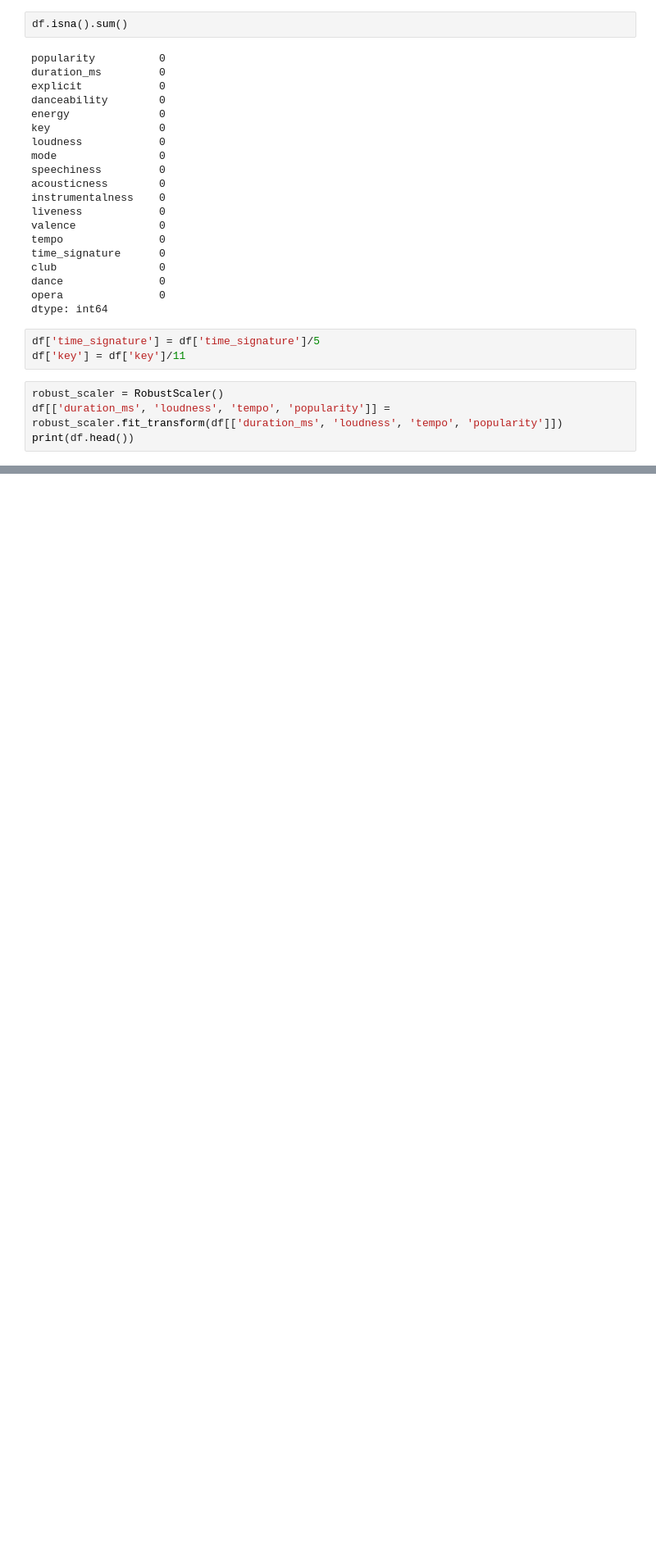
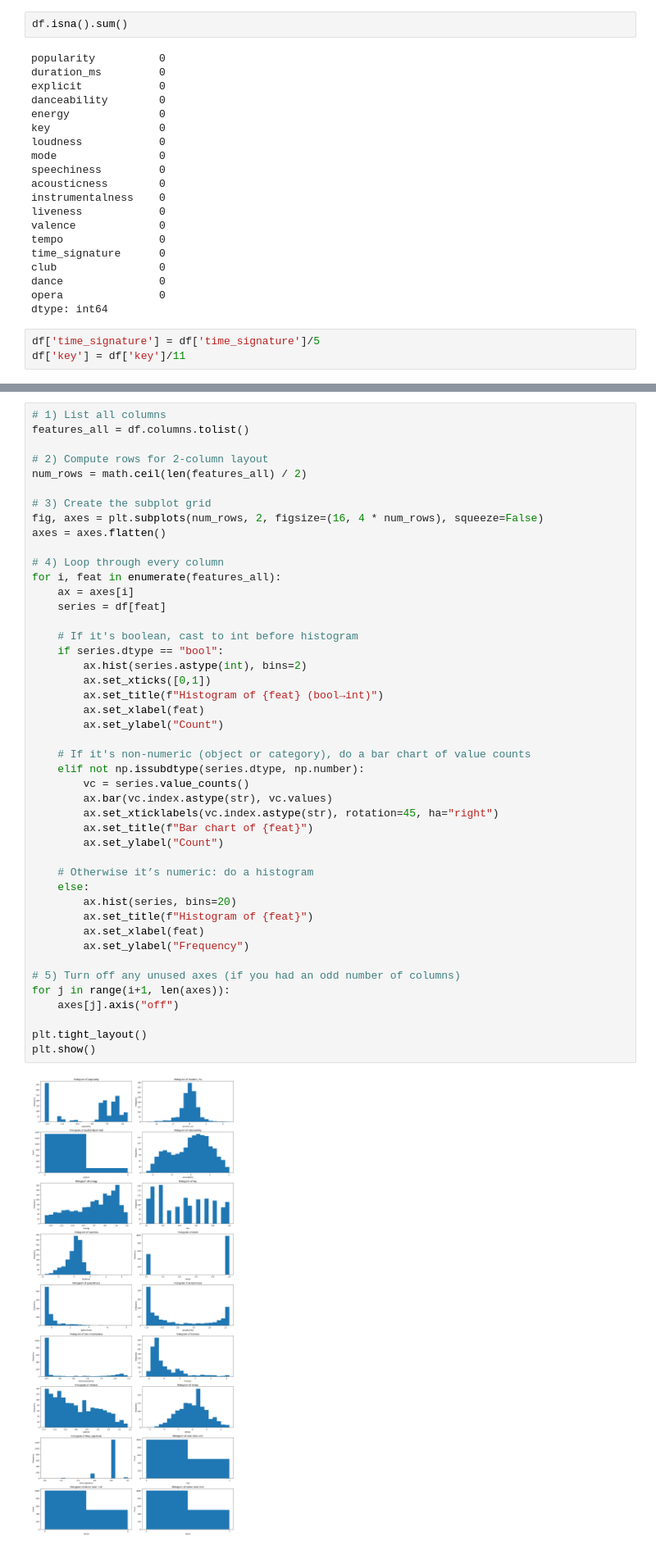
Before and after one commit to Whomstt/CS4168-Project, a Jupyter notebook: CS4168_Project.ipynb, the cells around one changed output, grey strips where cells are left out. Shown at 82% size. Drawn from its saved outputs; the diff is of its cells as text; blank space fills up the shorter version.

```diff
--- a/CS4168_Project.ipynb
+++ b/CS4168_Project.ipynb
@@ -279,7 +290,3 @@ dtype: int64
 # %%
 df['time_signature'] = df['time_signature']/5
 df['key'] = df['key']/11
-# %%
-robust_scaler = RobustScaler()
-df[['duration_ms', 'loudness', 'tempo', 'popularity']] = robust_scaler.fit_transform(df[['duration_ms', 'loudness', 'tempo', 'popularity']])
-print(df.head())
@@ -306,0 +341,47 @@ print(df.head())
+# %%
+# 1) List all columns
+features_all = df.columns.tolist()
+
+# 2) Compute rows for 2‐column layout
+num_rows = math.ceil(len(features_all) / 2)
+
+# 3) Create the subplot grid
+fig, axes = plt.subplots(num_rows, 2, figsize=(16, 4 * num_rows), squeeze=False)
+axes = axes.flatten()
+
+# 4) Loop through every column
+for i, feat in enumerate(features_all):
+    ax = axes[i]
+    series = df[feat]
+
+    # If it's boolean, cast to int before histogram
+    if series.dtype == "bool":
+        ax.hist(series.astype(int), bins=2)
+        ax.set_xticks([0,1])
+        ax.set_title(f"Histogram of {feat} (bool→int)")
+        ax.set_xlabel(feat)
+        ax.set_ylabel("Count")
+
+    # If it's non‑numeric (object or category), do a bar chart of value counts
+    elif not np.issubdtype(series.dtype, np.number):
+        vc = series.value_counts()
+        ax.bar(vc.index.astype(str), vc.values)
+        ax.set_xticklabels(vc.index.astype(str), rotation=45, ha="right")
+        ax.set_title(f"Bar chart of {feat}")
+        ax.set_ylabel("Count")
+
+    # Otherwise it’s numeric: do a histogram
+    else:
+        ax.hist(series, bins=20)
+        ax.set_title(f"Histogram of {feat}")
+        ax.set_xlabel(feat)
+        ax.set_ylabel("Frequency")
+
+# 5) Turn off any unused axes (if you had an odd number of columns)
+for j in range(i+1, len(axes)):
+    axes[j].axis("off")
+
+plt.tight_layout()
+plt.show()
+# %% [output]
+[figure, added]
```
Also changed, not shown: parts of 7 cells of this notebook.
